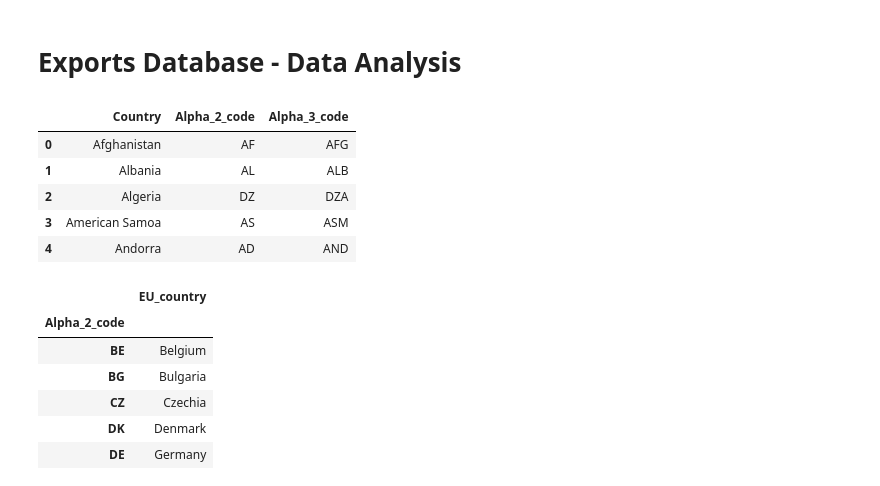
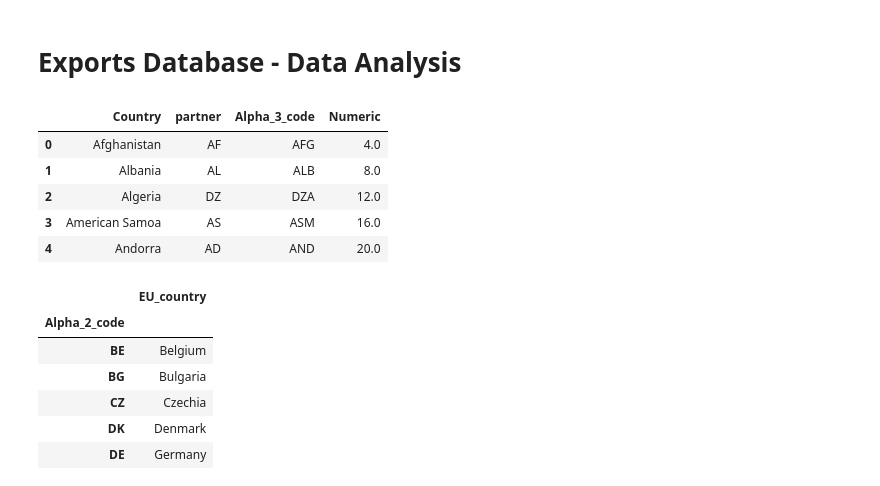
Before and after one commit to SinanSeyhan/green-electricity-project, a Jupyter notebook: notebooks/data_analysis_sinan_export.ipynb, the cells around one changed output. Cells and saved outputs as stored; diff of their text form; code cells hidden in the pictures.

```diff
--- a/notebooks/data_analysis_sinan_export.ipynb
+++ b/notebooks/data_analysis_sinan_export.ipynb
@@ -5,14 +5,16 @@ import pandas as pd
 import seaborn as sns
 import matplotlib.pyplot as plt
 # %%
-countries = pd.read_csv('../raw_data/countries_codes_and_coordinates.csv', encoding = 'unicode_escape')
+countries = pd.read_csv('../raw_data/CountryCodes.csv', encoding = 'unicode_escape')
+countries.rename({'Alpha_2_code':'partner'}, axis=1, inplace=True)
+countries.dropna(inplace=True)
 countries.head()
 # %% [output]
-|  | Country | Alpha_2_code | Alpha_3_code |
-| 0 | Afghanistan | AF | AFG |
-| 1 | Albania | AL | ALB |
-| 2 | Algeria | DZ | DZA |
-| 3 | American Samoa | AS | ASM |
-| 4 | Andorra | AD | AND |
+|  | Country | partner | Alpha_3_code | Numeric |
+| 0 | Afghanistan | AF | AFG | 4.0 |
+| 1 | Albania | AL | ALB | 8.0 |
+| 2 | Algeria | DZ | DZA | 12.0 |
+| 3 | American Samoa | AS | ASM | 16.0 |
+| 4 | Andorra | AD | AND | 20.0 |
 # %%
 EU_countries = pd.DataFrame.from_dict([{'Belgium': 'BE', 'Bulgaria': 'BG', 'Czechia': 'CZ', 'Denmark': 'DK', 'Germany': 'DE', 'Estonia': 'EE', 'Ireland': 'IE', 'Greece': 'EL',
```
Also changed, not shown: parts of 25 cells of this notebook, 3 other files.
